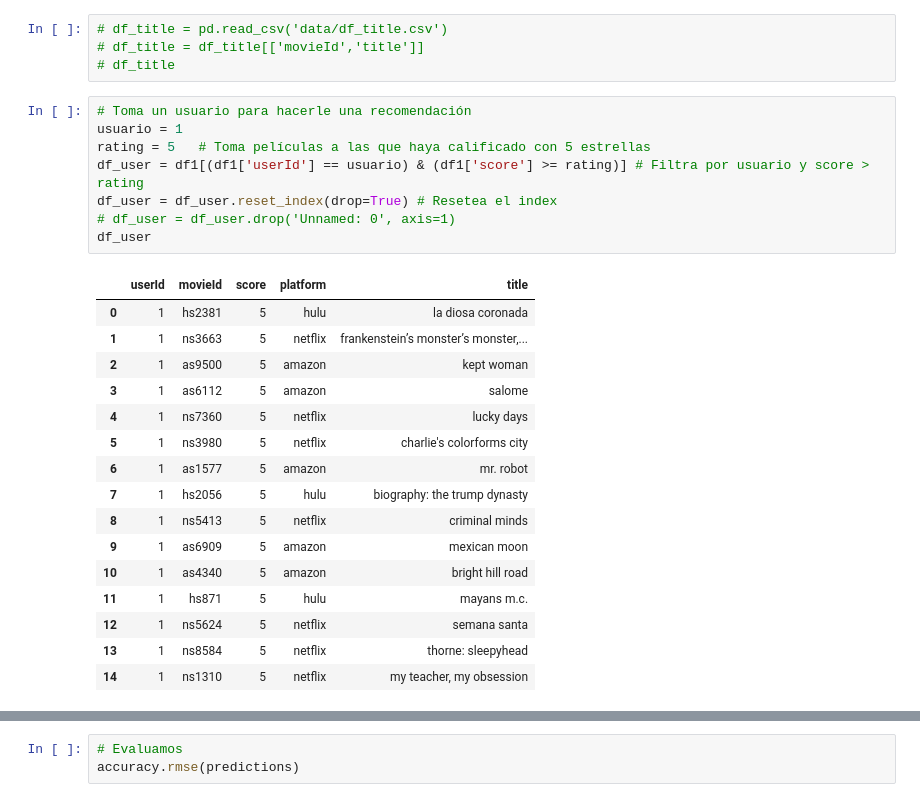
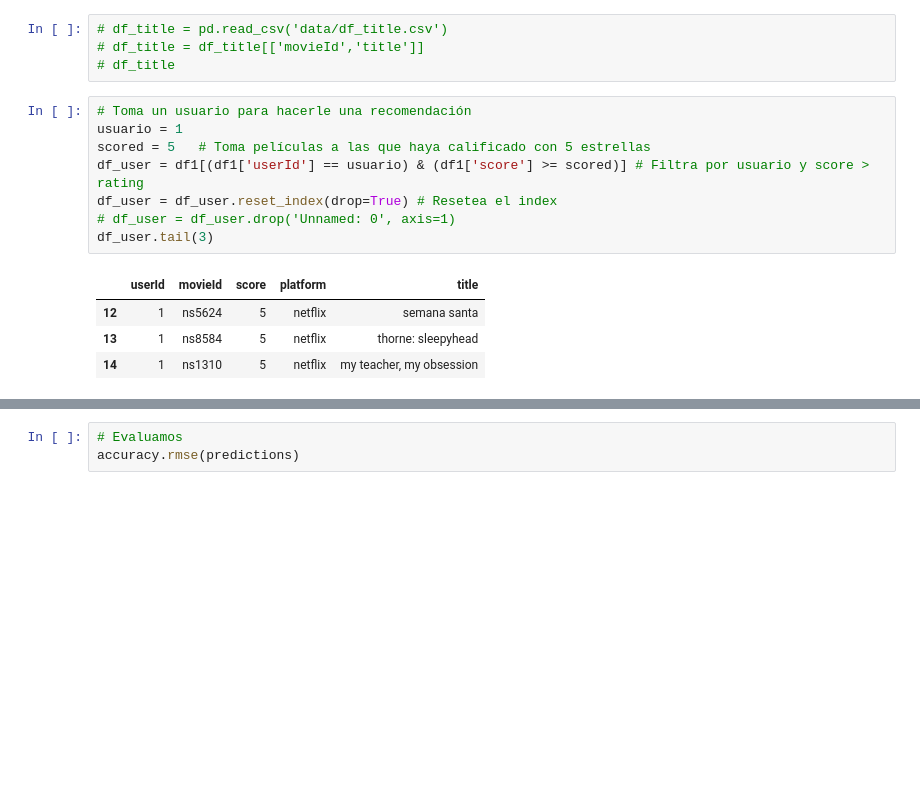
Before and after one commit to LucianoLarrea/PI_ML_OPS, a Jupyter notebook: 4-ML.ipynb, the cells around one changed output, grey strips where cells are left out. Saved outputs shown, nothing was run; the diff lists cells and outputs as text; blank space fills up the shorter version.

```diff
--- a/4-ML.ipynb
+++ b/4-ML.ipynb
@@ -32,25 +38,13 @@ predictions = model.test(testset)
 # %%
 # Toma un usuario para hacerle una recomendación
 usuario = 1
-rating = 5   # Toma películas a las que haya calificado con 5 estrellas
-df_user = df1[(df1['userId'] == usuario) & (df1['score'] >= rating)] # Filtra por usuario y score > rating
+scored = 5   # Toma películas a las que haya calificado con 5 estrellas
+df_user = df1[(df1['userId'] == usuario) & (df1['score'] >= scored)] # Filtra por usuario y score > rating
 df_user = df_user.reset_index(drop=True) # Resetea el index
 # df_user = df_user.drop('Unnamed: 0', axis=1)
-df_user
+df_user.tail(3)
 # %% [output]
 |  | userId | movieId | score | platform | title |
-| 0 | 1 | hs2381 | 5 | hulu | la diosa coronada |
-| 1 | 1 | ns3663 | 5 | netflix | frankenstein’s monster’s monster,... |
-| 2 | 1 | as9500 | 5 | amazon | kept woman |
-| 3 | 1 | as6112 | 5 | amazon | salome |
-| 4 | 1 | ns7360 | 5 | netflix | lucky days |
-| 5 | 1 | ns3980 | 5 | netflix | charlie's colorforms city |
-| 6 | 1 | as1577 | 5 | amazon | mr. robot |
-| 7 | 1 | hs2056 | 5 | hulu | biography: the trump dynasty |
-| 8 | 1 | ns5413 | 5 | netflix | criminal minds |
-| 9 | 1 | as6909 | 5 | amazon | mexican moon |
-| 10 | 1 | as4340 | 5 | amazon | bright hill road |
-| 11 | 1 | hs871 | 5 | hulu | mayans m.c. |
 | 12 | 1 | ns5624 | 5 | netflix | semana santa |
 | 13 | 1 | ns8584 | 5 | netflix | thorne: sleepyhead |
 | 14 | 1 | ns1310 | 5 | netflix | my teacher, my obsession |
```
Also changed, not shown: parts of 7 cells of this notebook, 14 other files.
